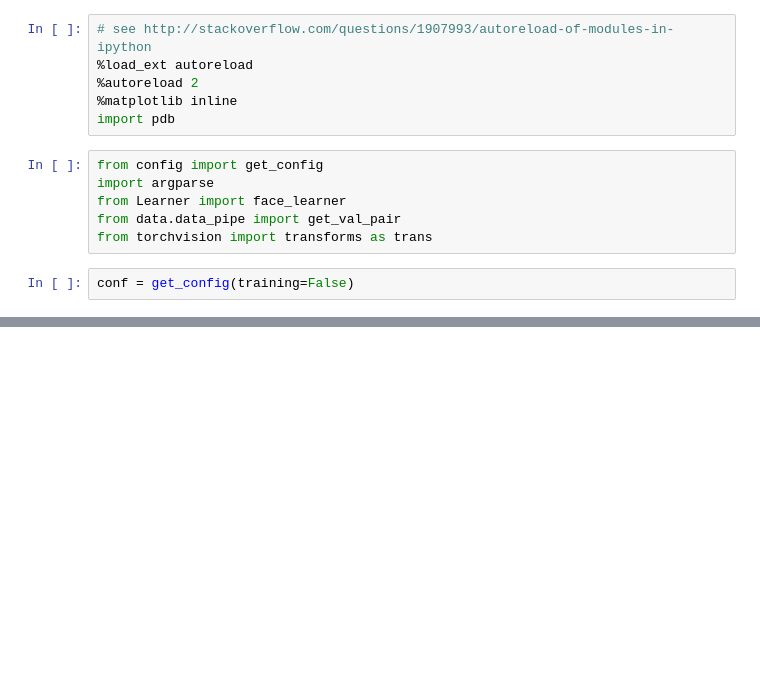
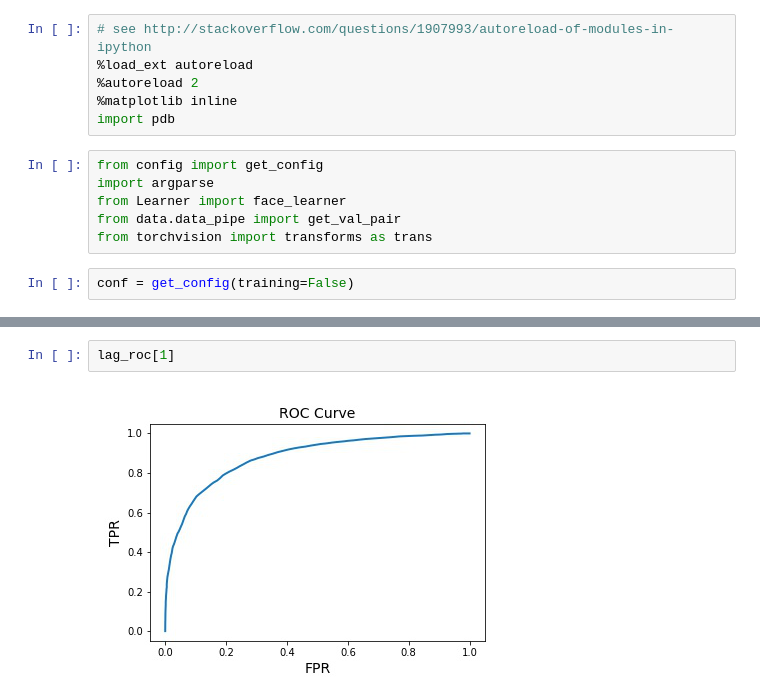
Before and after one commit to dilthoms/InsightFace_Pytorch, a Jupyter notebook: evaluate_model.ipynb, the cells around one changed output, grey strips where cells are left out. Drawn from its saved outputs; the diff is of its cells as text; blank space fills up the shorter version.

```diff
--- a/evaluate_model.ipynb
+++ b/evaluate_model.ipynb
@@ -133,0 +53,4 @@ trans.ToPILImage()(roc_curve_tensor)
+# %%
+lag_roc[1]
+# %% [output]
+[figure, added]
```
Also changed, not shown: parts of 48 cells of this notebook.
